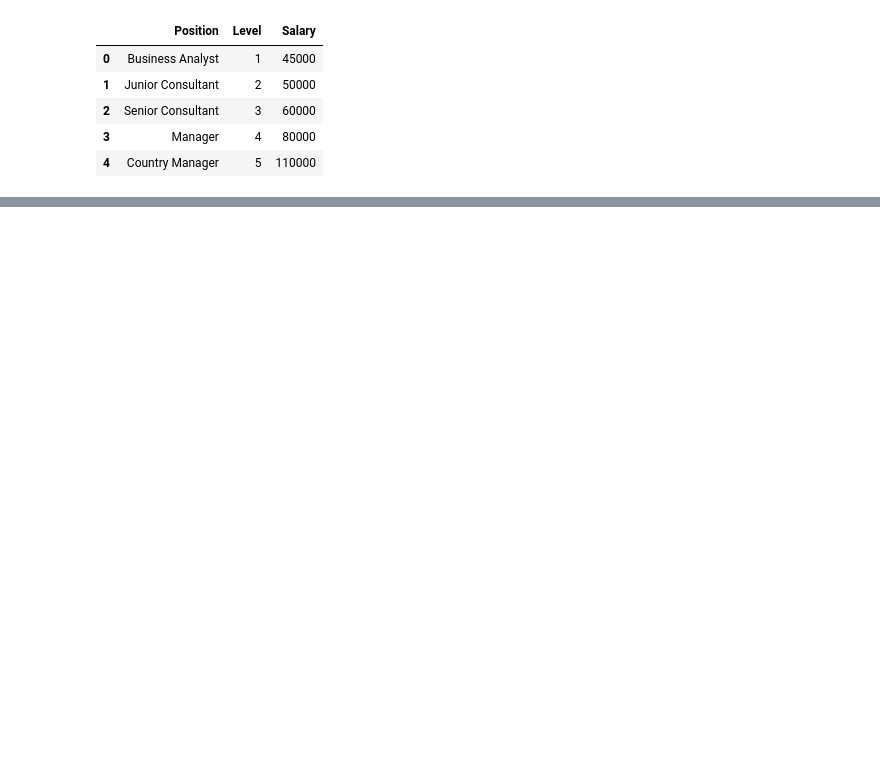
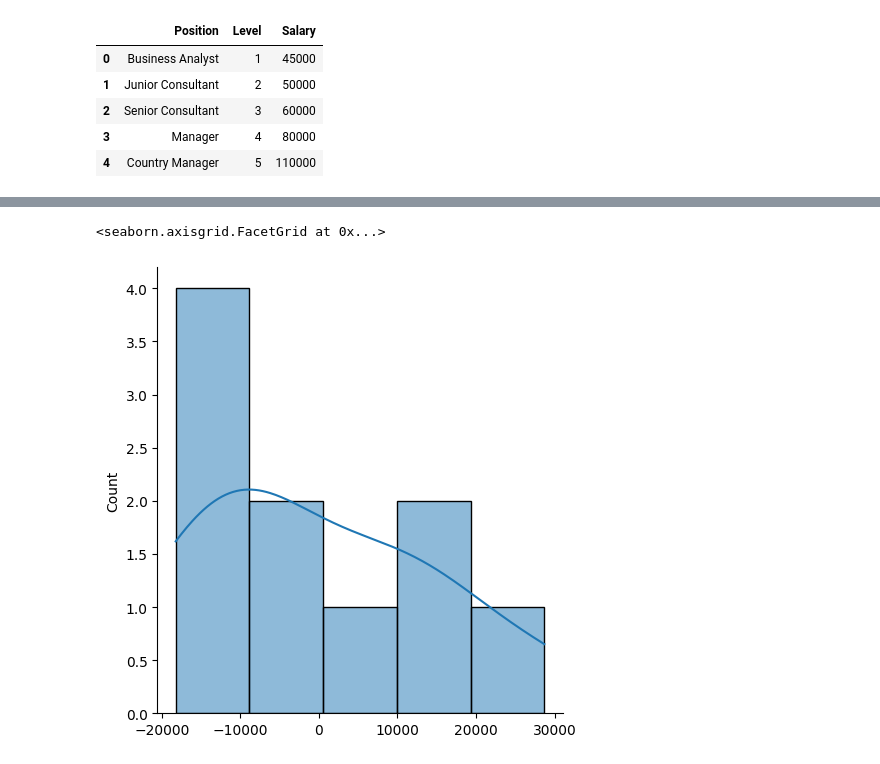
Before and after one commit to Robin2883/ML_Regression, a Jupyter notebook: polynomial_regression/poly_reg.ipynb, the cells around one changed output, grey strips where cells are left out. Cells and saved outputs as stored; diff of their text form; code cells hidden in the pictures; blank space fills up the shorter version.

```diff
--- a/polynomial_regression/poly_reg.ipynb
+++ b/polynomial_regression/poly_reg.ipynb
@@ -27,0 +109,6 @@ plt.scatter(X,y)
+# %%
+#normal residual
+sns.displot(residual, kde=True)
+# %% [output]
+<seaborn.axisgrid.FacetGrid at 0x...>
+[figure, added]
```
Also changed, not shown: parts of 16 cells of this notebook.
